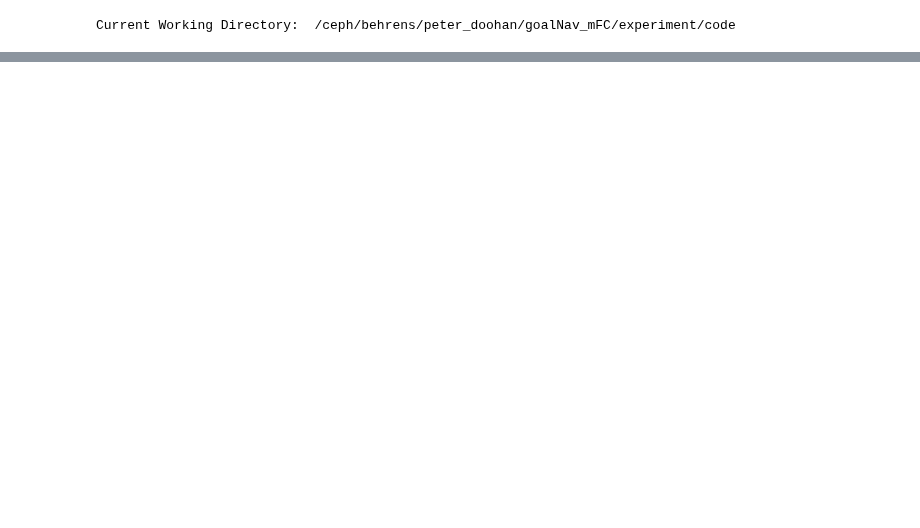
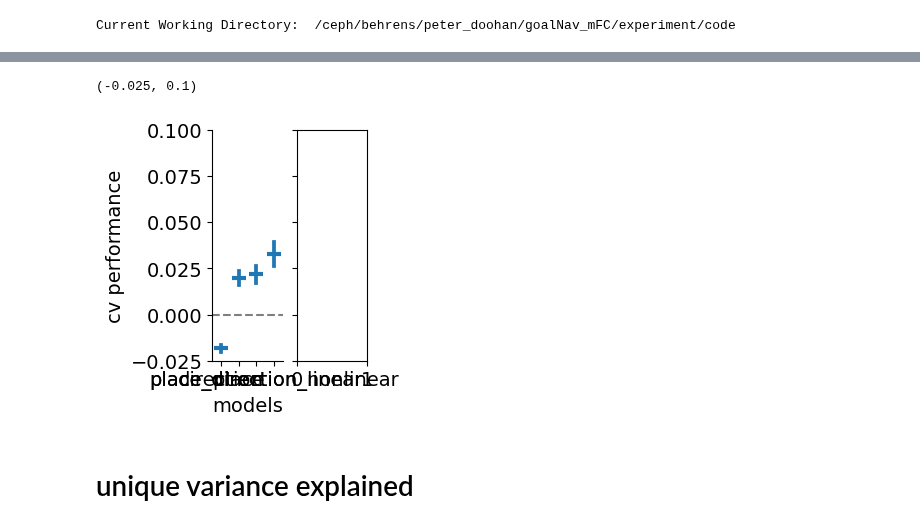
Before and after one commit to peterdoohan/GridMaze-mFC, a Jupyter notebook: Notebooks/nbeGLM.ipynb, the cells around one changed output, grey strips where cells are left out. Saved outputs shown, nothing was run; the diff lists cells and outputs as text; code cells hidden in the pictures; blank space fills up the shorter version.

```diff
--- a/Notebooks/nbeGLM.ipynb
+++ b/Notebooks/nbeGLM.ipynb
@@ -57,0 +76,14 @@ baseline vs embedding:
+# %%
+reload(mc)
+f, axes = plt.subplots(1, 2, figsize=(2, 3), sharey=True)
+mc.plot_interaction_validation(
+    interaction_validation_results,
+    models=["place", "direction", "place_direction_linear", "place_direction_nonlinear"],
+    ax=axes[0],
+)
+axes[0].set_ylim(-0.025, 0.1)
+# %% [output]
+(-0.025, 0.1)
+[figure, added]
+# %% [markdown]
+# unique variance explained
```
Also changed, not shown: parts of 10 cells of this notebook, 2 other files.
